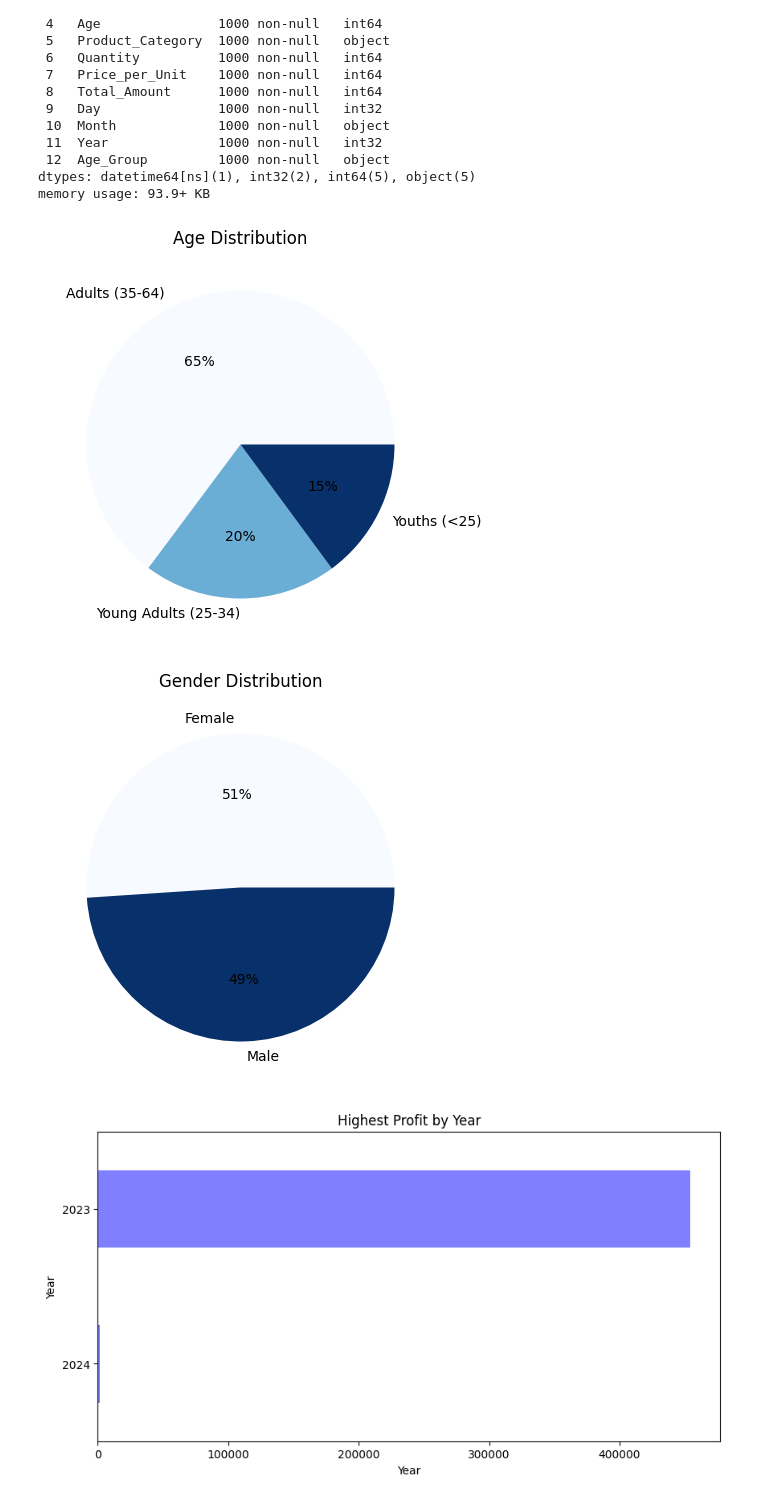
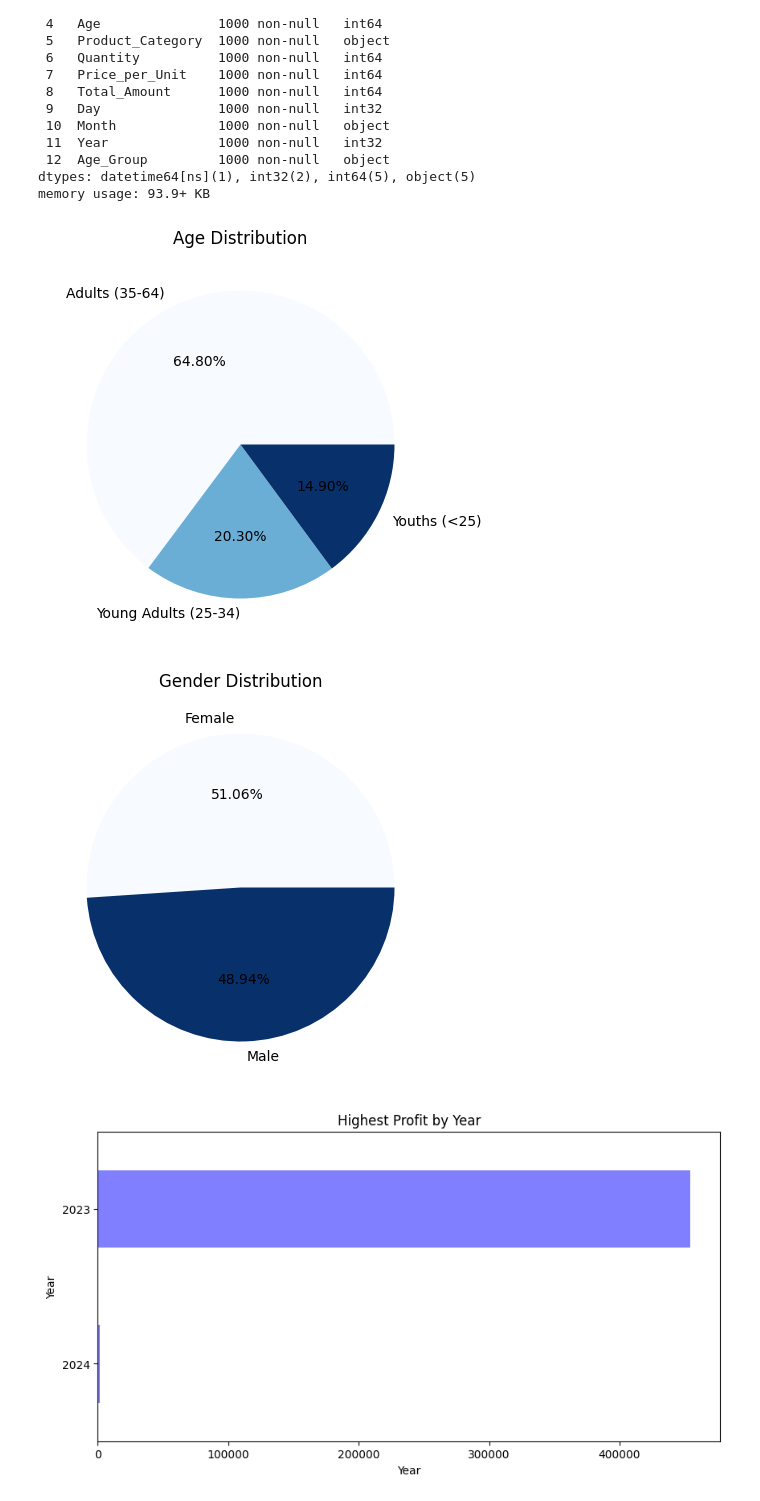
Before and after one commit to Audrey6/AnalyzingSalesPython, a Jupyter notebook: DataAnalysis.ipynb, the cells around one changed output. Drawn from its saved outputs; the diff is of its cells as text; code cells hidden in the pictures.

Commit message:
Corrected percentages on charts

```diff
--- a/DataAnalysis.ipynb
+++ b/DataAnalysis.ipynb
@@ -109,16 +109,16 @@ dtypes: datetime64[ns](1), int32(2), int64(5), object(5)
 memory usage: 93.9+ KB
 # %%
 # Plot the Age Distribution into a pie chart
-df['Age_Group'].value_counts().plot(kind = 'pie', autopct = '%.0f%%', shadow = False, cmap = 'Blues', figsize = (10,5), title = 'Age Distribution', ylabel = '')
+df['Age_Group'].value_counts().plot(kind = 'pie', autopct = '%.2f%%', shadow = False, cmap = 'Blues', figsize = (10,5), title = 'Age Distribution', ylabel = '')
 plt.savefig('Age Distribution.jpg', dpi = 200, transparent = False, bbox_inches = 'tight')
 # %% [output]
-[figure, old version]
+[figure, new version]
 # %%
 # Plot the Gender Distribution into a pie chart
-df.groupby('Gender').sum(numeric_only = True)['Total_Amount'].sort_values(ascending = False).plot(kind = 'pie', autopct = '%.0f%%', shadow = False, cmap = 'Blues', figsize = (10,5), title = 'Gender Distribution', ylabel ='')
+df.groupby('Gender').sum(numeric_only = True)['Total_Amount'].sort_values(ascending = False).plot(kind = 'pie', autopct = '%.2f%%', shadow = False, cmap = 'Blues', figsize = (10,5), title = 'Gender Distribution', ylabel ='')
 plt.savefig('Gender Distribution.jpg', dpi = 200, transparent = False, bbox_inches = 'tight')
 # %% [output]
-[figure, old version]
+[figure, new version]
 # %%
 # Plot the Highest Profit by Year into a horizontal bar chart
 df.groupby('Year').sum(numeric_only = True)['Total_Amount'].sort_values(ascending = True).plot(kind = 'barh', color = 'Blue', alpha = 0.5, figsize = (10,5), title = 'Highest Profit by Year', xlabel = 'Year')
```
